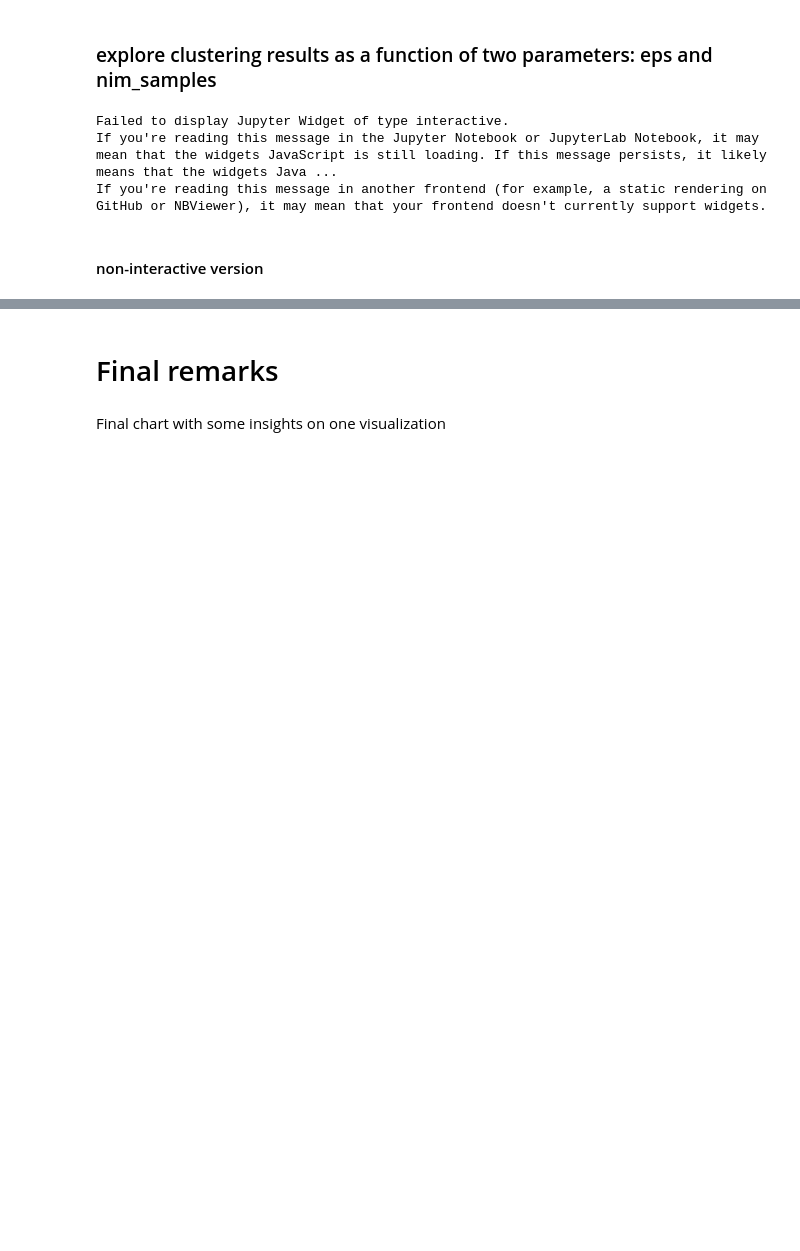
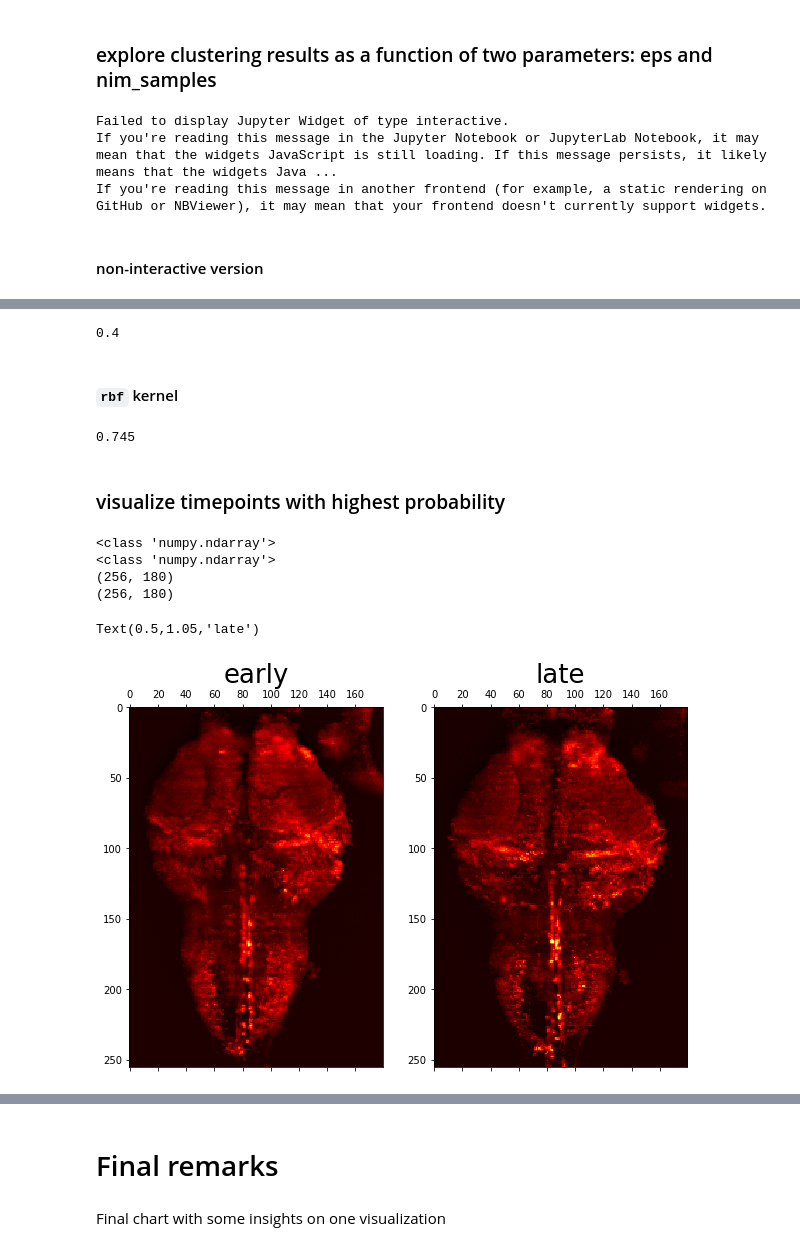
Before and after one commit to WUT-ML/appliedmldays_2018, a Jupyter notebook: notebook_local_precomputed.ipynb, the cells around one changed output, grey strips where cells are left out. Saved outputs shown, nothing was run; the diff lists cells and outputs as text; code cells hidden in the pictures; blank space fills up the shorter version.

```diff
--- a/notebook_local_precomputed.ipynb
+++ b/notebook_local_precomputed.ipynb
@@ -385,0 +429,41 @@ print(dbscan_output)
+# %%
+C = 3 # manipulate this
+cv_scheme = KFold(n_splits=10, shuffle=True, random_state=120715)
+model = SVC(C=C, kernel='linear')
+y_pred = cross_val_predict(model, X, y, cv=cv_scheme, n_jobs=1, verbose=0, method='predict')
+print(accuracy_score(y, y_pred))
+# %% [output]
+0.4
+# %% [markdown]
+#### `rbf` kernel
+# %%
+C = 3 # manipulate this
+cv_scheme = KFold(n_splits=10, shuffle=True, random_state=120715)
+model = SVC(C=3, kernel='rbf')
+y_pred = cross_val_predict(model, X, y, cv=cv_scheme, n_jobs=1, verbose=0, method='predict')
+print(accuracy_score(y, y_pred))
+# %% [output]
+0.745
+# %% [markdown]
+### visualize timepoints with highest probability
+# %%
+timepoint_early = np.load('/home/kamil/Desktop/timepoint_68_early.npy', allow_pickle=False)
+timepoint_late = np.load('/home/kamil/Desktop/timepoint_63_late.npy', allow_pickle=False)
+print(type(timepoint_early))
+print(type(timepoint_late))
+print(timepoint_early.shape)
+print(timepoint_late.shape)
+# %% [output]
+<class 'numpy.ndarray'>
+<class 'numpy.ndarray'>
+(256, 180)
+(256, 180)
+# %%
+fig, (ax1, ax2) = plt.subplots(nrows=1, ncols=2, figsize=(10,10))
+ax1.matshow(timepoint_early, cmap='hot')
+ax1.set_title('early', size='26')
+ax2.matshow(timepoint_late, cmap='hot')
+ax2.set_title('late', size='26')
+# %% [output]
+Text(0.5,1.05,'late')
+[figure, added]
```
Also changed, not shown: parts of 17 cells of this notebook, 1 other file.
